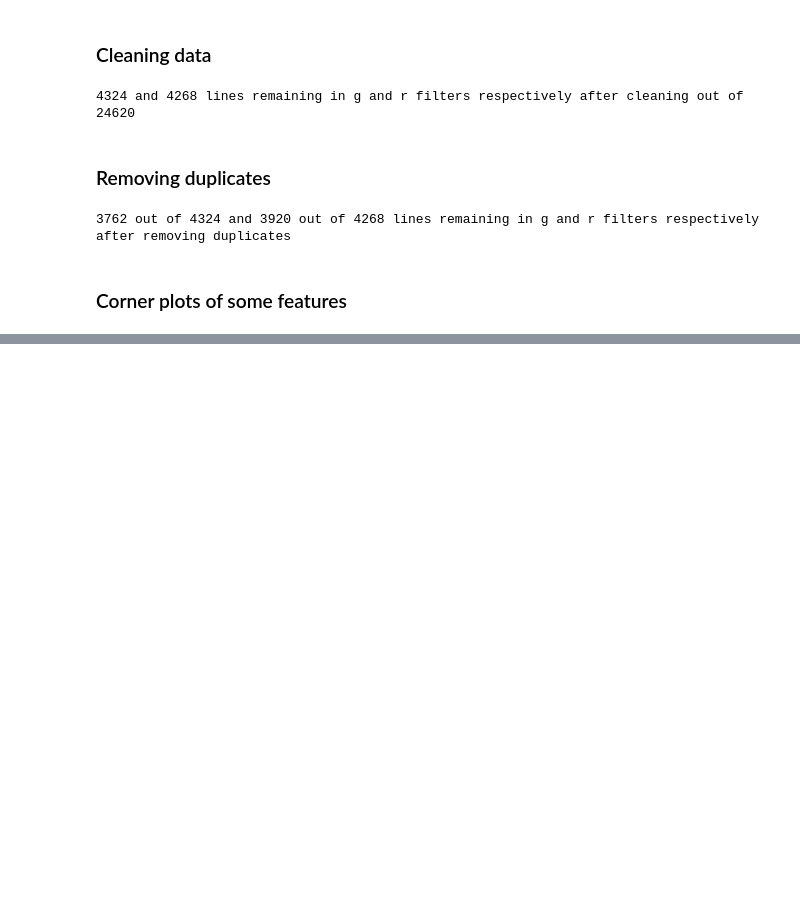
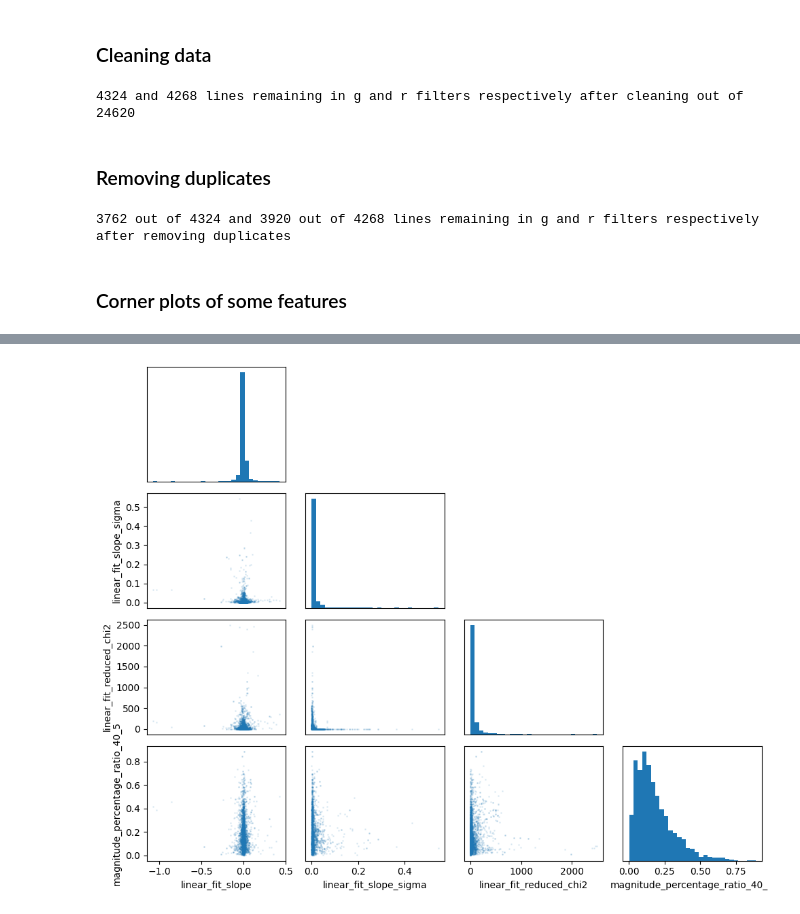
Before and after one commit to emilleishida/magnetic_cvs, a Jupyter notebook: notebooks/magnetic_cvs.ipynb, the cells around one changed output, grey strips where cells are left out. Saved outputs shown, nothing was run; the diff lists cells and outputs as text; code cells hidden in the pictures; blank space fills up the shorter version.

```diff
--- a/notebooks/magnetic_cvs.ipynb
+++ b/notebooks/magnetic_cvs.ipynb
@@ -121,0 +149,6 @@ plt.tight_layout()
+# %%
+plt.figure(figsize=(10, 8))
+corner_plot(dfg[feature_names[12:16]])
+plt.tight_layout()
+# %% [output]
+[figure, added]
```
Also changed, not shown: parts of 10 cells of this notebook.
